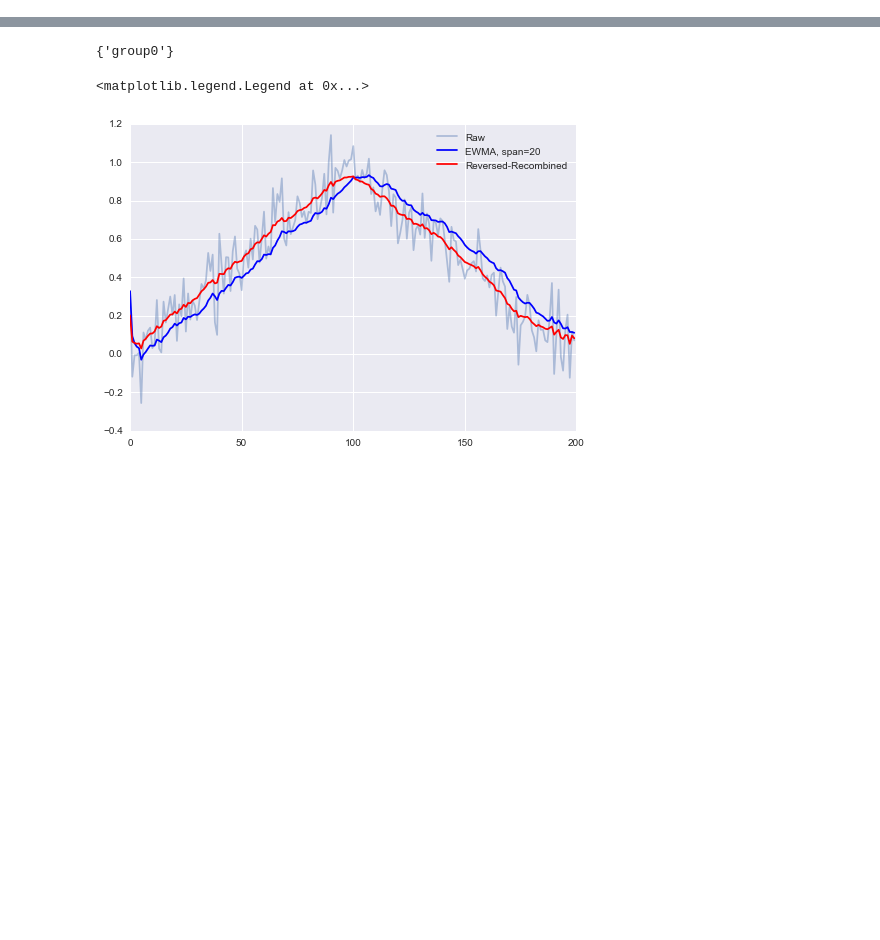
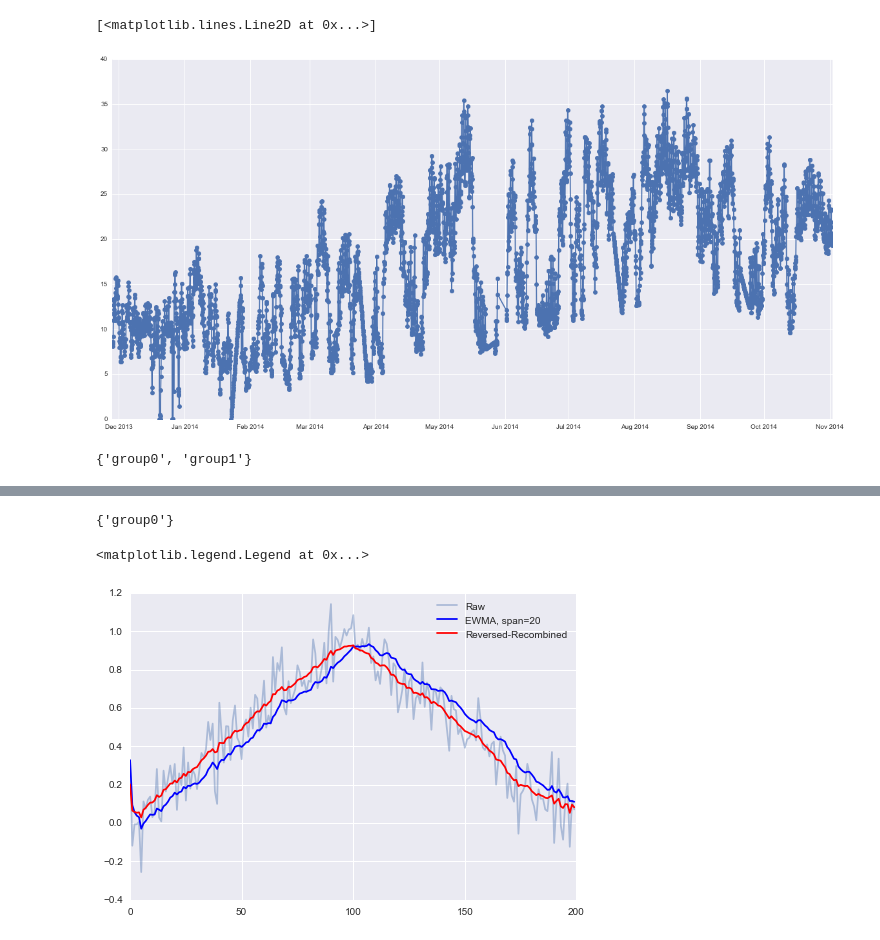
Before and after one commit to cthorey/fognet, a Jupyter notebook: design_data.ipynb, the cells around one changed output, grey strips where cells are left out. Drawn from its saved outputs; the diff is of its cells as text; code cells hidden in the pictures; blank space fills up the shorter version.

```diff
--- a/design_data.ipynb
+++ b/design_data.ipynb
@@ -20,0 +81,3 @@ from utils.data_utils import *
+# %%
+dfg = df.groupby('group')
+gp = dfg.get_group('group0')
@@ -20,0 +110,10 @@ from utils.data_utils import *
+# %%
+fig = plt.figure(figsize = (20,10))
+plt.plot(dfg.get_group('group0').temp.interpolate(),marker ='o')
+# %% [output]
+[<matplotlib.lines.Line2D at 0x...>]
+[figure, added]
+# %%
+set(add_group_column_to_data(dfg.get_group('group0')).group)
+# %% [output]
+{'group0', 'group1'}
```
Also changed, not shown: parts of 22 cells of this notebook, 25 other files.
